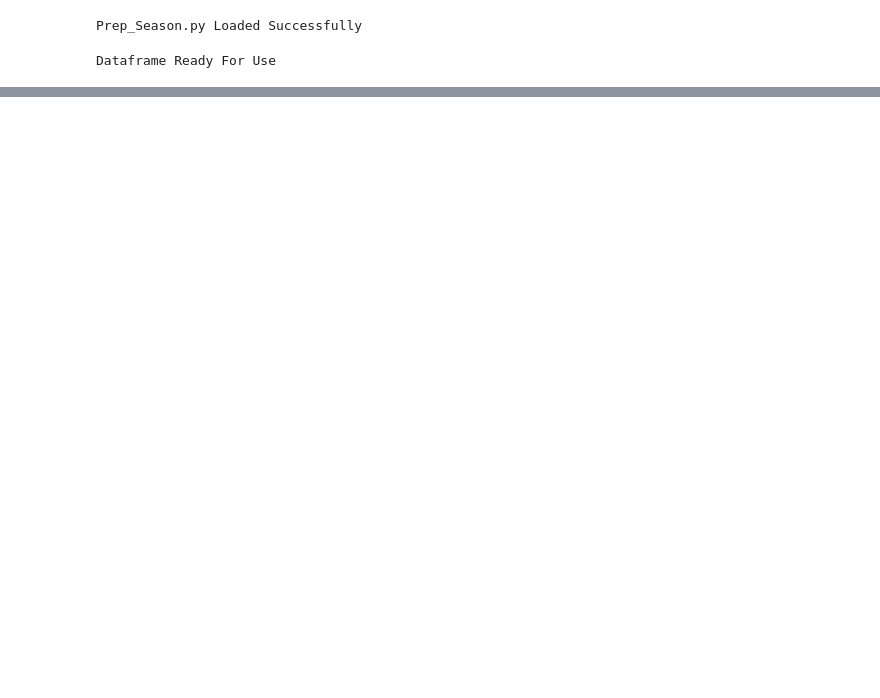
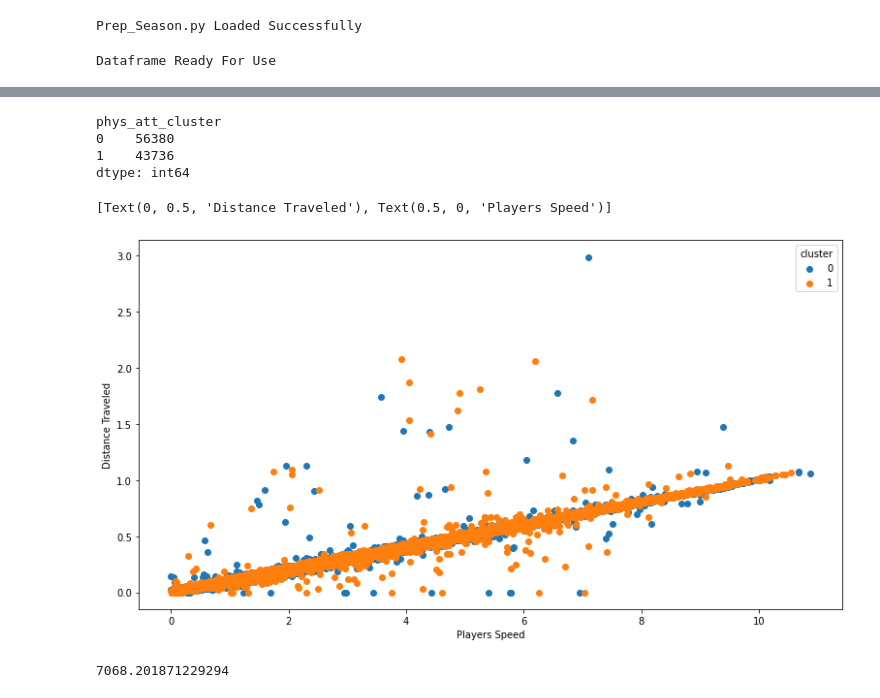
Before and after one commit to Fourth-and-Four/NFL-Big-Data-Bowl-2021, a Jupyter notebook: austin_p2_scratch.ipynb, the cells around one changed output, grey strips where cells are left out. Saved outputs shown, nothing was run; the diff lists cells and outputs as text; code cells hidden in the pictures; blank space fills up the shorter version.

```diff
--- a/austin_p2_scratch.ipynb
+++ b/austin_p2_scratch.ipynb
@@ -83,13 +84,13 @@ def train_validate_test(df):
 
 
     # split train into X (dataframe, drop target) & y (series, keep target only)
-    X_train = train.drop(columns= ['time','pass_stopped', 'nflId', 'displayName',
+    X_train = train.drop(columns= ['time', 'nflId', 'displayName',
                                   'jerseyNumber', 'frameId', 'gameId', 'playId',
                                   'route', 'week', 'birthDate'])
-    X_validate = validate.drop(columns= ['time','pass_stopped', 'nflId', 'displayName',
+    X_validate = validate.drop(columns= ['time', 'nflId', 'displayName',
                                   'jerseyNumber', 'frameId', 'gameId', 'playId',
                                   'route', 'week', 'birthDate'])
-    X_test = test.drop(columns= ['time','pass_stopped', 'nflId', 'displayName',
+    X_test = test.drop(columns= ['time', 'nflId', 'displayName',
                                   'jerseyNumber', 'frameId', 'gameId', 'playId',
                                   'route', 'week', 'birthDate'])
 
@@ -109,9 +110,9 @@ def min_max_scale(X_train, X_validate, X_test):
     '''
     # create the scaler object and fit it to X_train (i.e. identify min and max)
     # if copy = false, inplace row normalization happens and avoids a copy (if the input is already a numpy array).
-    X_train = X_train.drop(columns = {'collegeName', 'position'})
-    X_validate = X_validate.drop(columns = {'collegeName', 'position'})
-    X_test = X_test.drop(columns = {'collegeName', 'position'})
+    X_train = X_train.drop(columns = {'collegeName', 'position', 'pass_stopped'})
+    X_validate = X_validate.drop(columns = {'collegeName', 'position', 'pass_stopped'})
+    X_test = X_test.drop(columns = {'collegeName', 'position', 'pass_stopped'})
     scaler = MinMaxScaler(copy = True).fit(X_train)
 
     X_train_scaled = scaler.transform(X_train)
@@ -129,0 +147,8 @@ X_train_scaled, X_validate_scaled, X_test_scaled = min_max_scale(X_train, X_vali
+# %%
+###### Import kmeans to create clusters on the selected features
+from sklearn.cluster import KMeans
+X1_train = X_train_scaled[['height', 'weight', 'age', 'is_defense']]
+X1_val = X_validate_scaled[['height', 'weight', 'age', 'is_defense']]
+X1_test = X_test_scaled[['height', 'weight', 'age', 'is_defense']]
+kmeans = KMeans(n_clusters=2)
+kmeans.fit(X1_train)
@@ -129,0 +167,7 @@ X_train_scaled, X_validate_scaled, X_test_scaled = min_max_scale(X_train, X_vali
+# %%
+X_train_scaled['phys_att_cluster'] = kmeans.predict(X1_train)
+X_train['phys_att_cluster'] = kmeans.predict(X1_train)
+X_validate_scaled['phys_att_cluster'] = kmeans.predict(X1_val)
+X_validate['phys_att_cluster'] = kmeans.predict(X1_val)
+X_test_scaled['phys_att_cluster'] = kmeans.predict(X1_test)
+X_test['phys_att_cluster'] = kmeans.predict(X1_test)
@@ -129,0 +182,21 @@ X_train_scaled, X_validate_scaled, X_test_scaled = min_max_scale(X_train, X_vali
+# %%
+X_train_scaled.groupby('phys_att_cluster').size()
+# %% [output]
+phys_att_cluster
+0    56380
+1    43736
+dtype: int64
+# %%
+fig, ax = plt.subplots(figsize=(13, 7))
+
+for cluster, subset in X_train.groupby('phys_att_cluster'):
+    ax.scatter(subset.s, subset.dis, label=cluster)
+ax.legend(title='cluster')
+ax.set(ylabel='Distance Traveled', xlabel='Players Speed')
+# %% [output]
+[Text(0, 0.5, 'Distance Traveled'), Text(0.5, 0, 'Players Speed')]
+[figure, added]
+# %%
+kmeans.inertia_
+# %% [output]
+7068.201871229294
```
Also changed, not shown: parts of 9 cells of this notebook, 1 other file.
